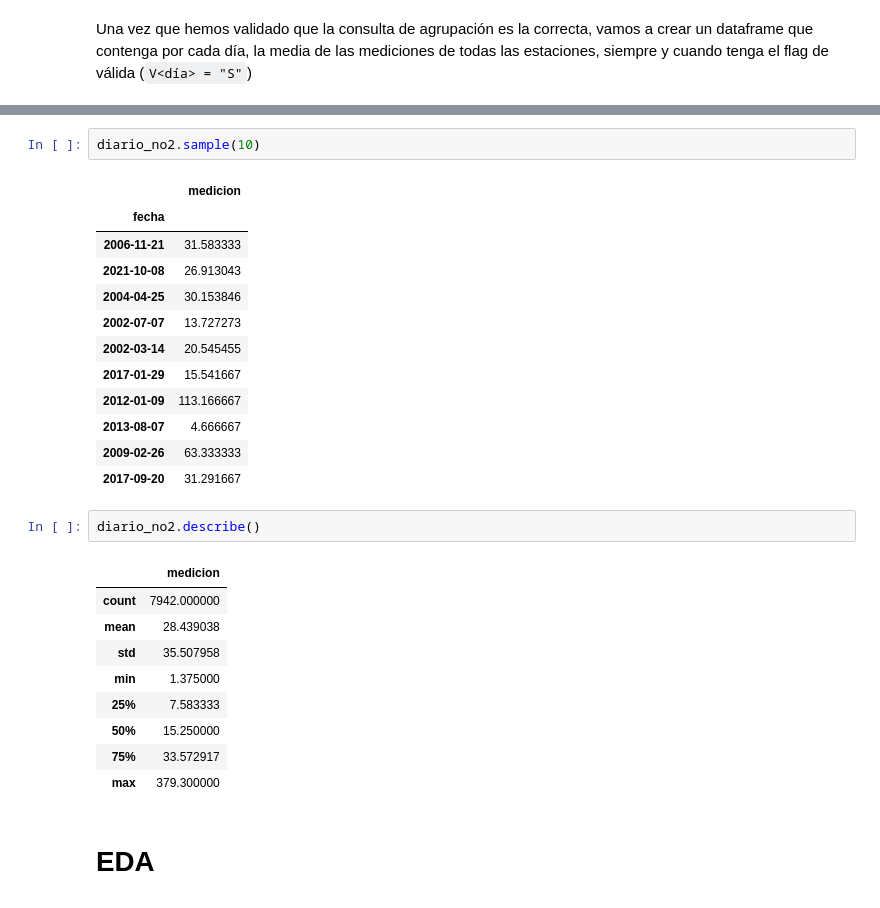
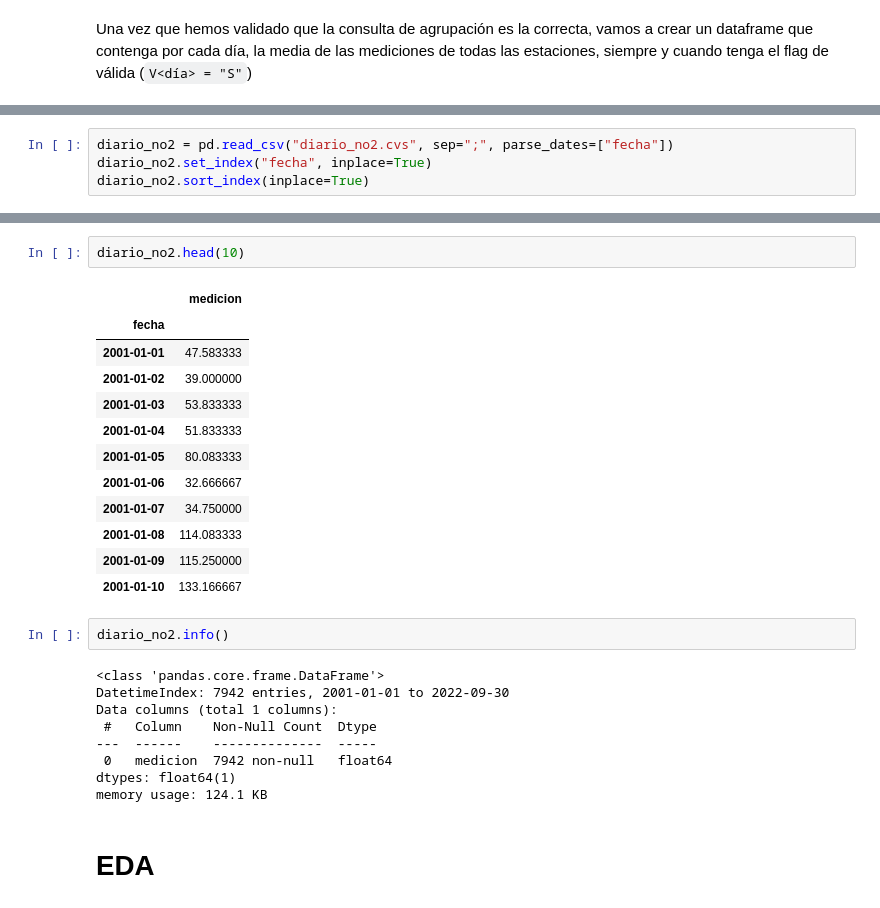
Before and after one commit to SgtSteiner/calidad-del-aire, a Jupyter notebook: calidad_aire_eda.ipynb, the cells around one changed output, grey strips where cells are left out. Saved outputs shown, nothing was run; the diff lists cells and outputs as text.

```diff
--- a/calidad_aire_eda.ipynb
+++ b/calidad_aire_eda.ipynb
@@ -153,0 +150,4 @@ diario_no2.sort_index(inplace=True)
+# %%
+diario_no2 = pd.read_csv("diario_no2.cvs", sep=";", parse_dates=["fecha"])
+diario_no2.set_index("fecha", inplace=True)
+diario_no2.sort_index(inplace=True)
@@ -154,30 +165,29 @@ diario_no2.sort_index(inplace=True)
 # %%
-diario_no2.sample(10)
+diario_no2.head(10)
 # %% [output]
 |  | medicion |
 | fecha |  |
-| 2006-11-21 | 31.583333 |
-| 2021-10-08 | 26.913043 |
-| 2004-04-25 | 30.153846 |
-| 2002-07-07 | 13.727273 |
-| 2002-03-14 | 20.545455 |
-| 2017-01-29 | 15.541667 |
-| 2012-01-09 | 113.166667 |
-| 2013-08-07 | 4.666667 |
-| 2009-02-26 | 63.333333 |
-| 2017-09-20 | 31.291667 |
+| 2001-01-01 | 47.583333 |
+| 2001-01-02 | 39.000000 |
+| 2001-01-03 | 53.833333 |
+| 2001-01-04 | 51.833333 |
+| 2001-01-05 | 80.083333 |
+| 2001-01-06 | 32.666667 |
+| 2001-01-07 | 34.750000 |
+| 2001-01-08 | 114.083333 |
+| 2001-01-09 | 115.250000 |
+| 2001-01-10 | 133.166667 |
 # %%
-diario_no2.describe()
+diario_no2.info()
 # %% [output]
-|  | medicion |
-| count | 7942.000000 |
-| mean | 28.439038 |
-| std | 35.507958 |
-| min | 1.375000 |
-| 25% | 7.583333 |
-| 50% | 15.250000 |
-| 75% | 33.572917 |
-| max | 379.300000 |
+<class 'pandas.core.frame.DataFrame'>
+DatetimeIndex: 7942 entries, 2001-01-01 to 2022-09-30
+Data columns (total 1 columns):
+ #   Column    Non-Null Count  Dtype
+---  ------    --------------  -----
+ 0   medicion  7942 non-null   float64
+dtypes: float64(1)
+memory usage: 124.1 KB
 # %% [markdown]
 # EDA
 # %%
```
Also changed, not shown: parts of 30 cells of this notebook.
